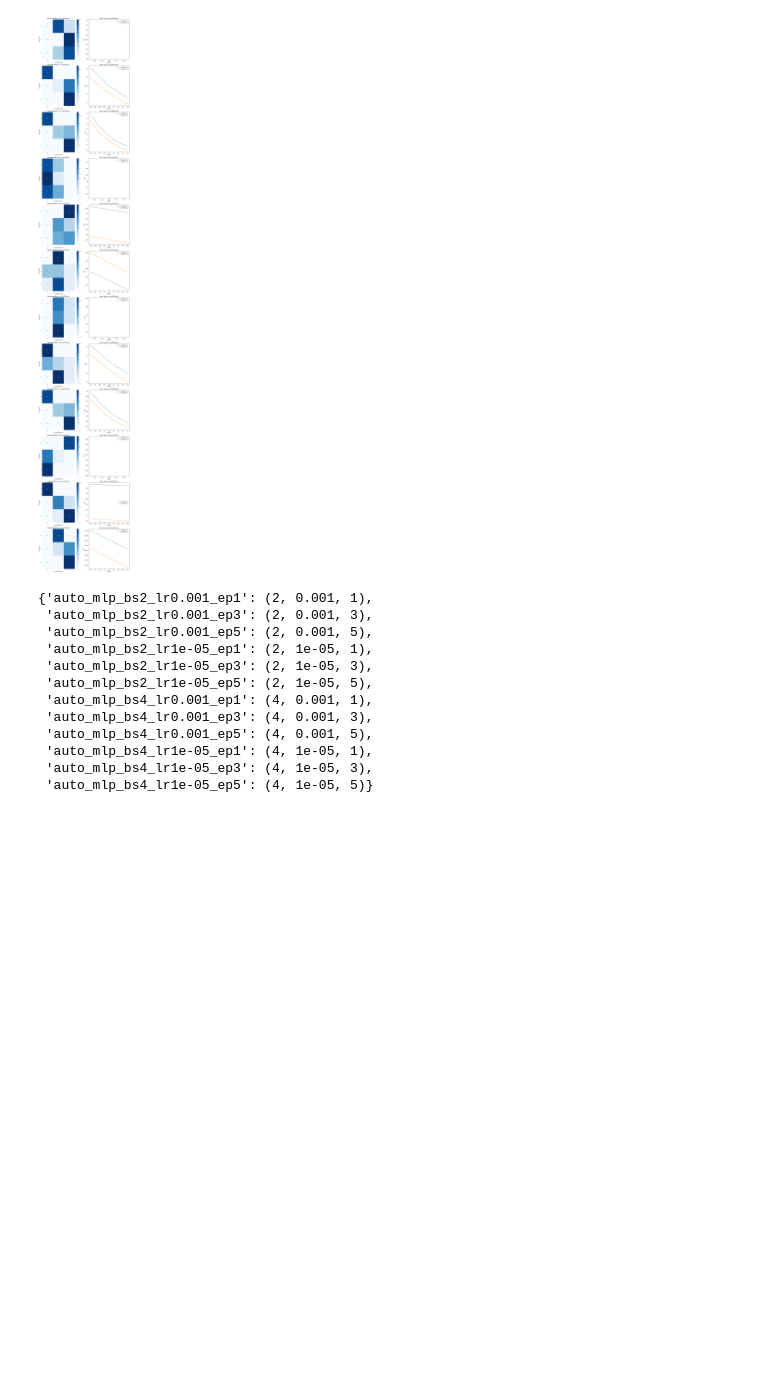
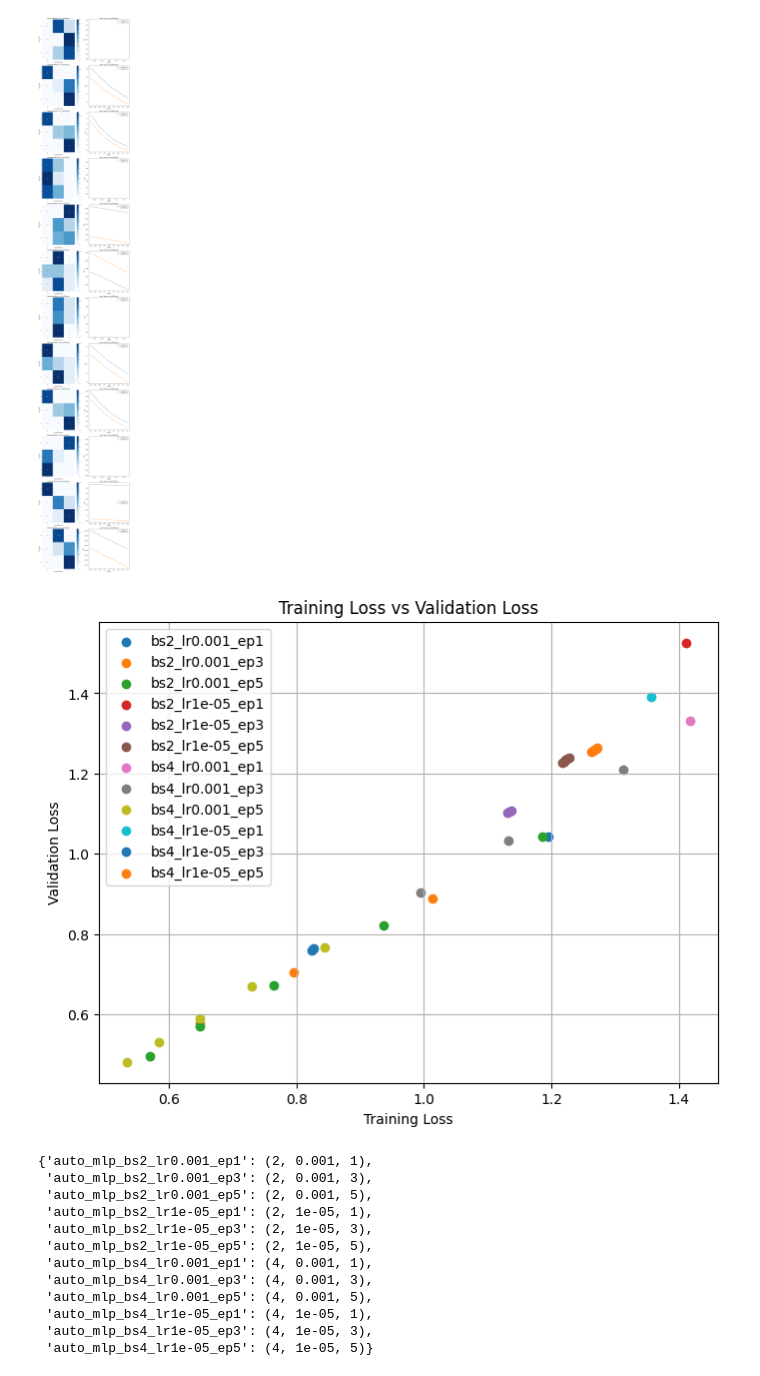
Before and after one commit to PraneelUJ/CS203_Lab_6, a Jupyter notebook: stt_lab6_task2.ipynb, the cells around one changed output. Cells and saved outputs as stored; diff of their text form; code cells hidden in the pictures; blank space fills up the shorter version.

Commit message:
scatter plot

```diff
--- a/stt_lab6_task2.ipynb
+++ b/stt_lab6_task2.ipynb
@@ -277,6 +277,21 @@ plt.tight_layout()
 plt.show()
 # %% [output]
 [figure]
+# %%
+# Scatter plot of training vs validation loss
+plt.figure(figsize=(8, 6))
+
+for key, losses in loss_logs.items():
+    plt.scatter(losses['train_loss'], losses['val_loss'], label=key)
+
+plt.xlabel('Training Loss')
+plt.ylabel('Validation Loss')
+plt.title('Training Loss vs Validation Loss')
+plt.legend()
+plt.grid(True)
+plt.show()
+# %% [output]
+[figure, added]
 # %%
 grid_models
 # %% [output]
```
